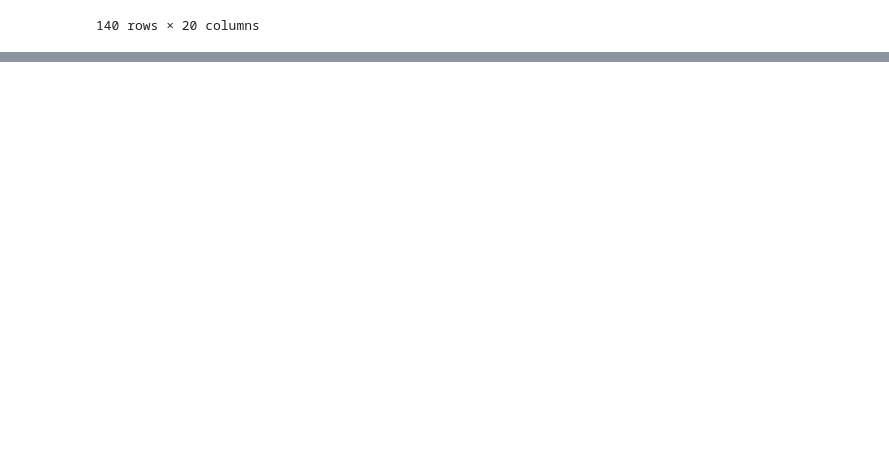
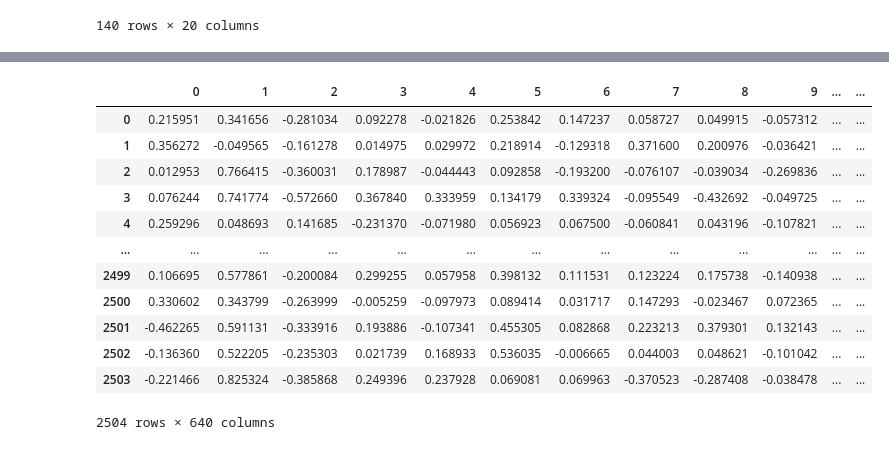
Before and after one commit to ziul-bio/DMS_a-syn, a Jupyter notebook: data_processing.ipynb, the cells around one changed output, grey strips where cells are left out. Saved outputs shown, nothing was run; the diff lists cells and outputs as text; code cells hidden in the pictures; blank space fills up the shorter version.

```diff
--- a/data_processing.ipynb
+++ b/data_processing.ipynb
@@ -46,0 +206,24 @@ F 135 Y
+# %%
+def features_scaler(features):
+    '''Scale the features by min-max scaler, to ensure that the features selected by Lasso are not biased by the scale of the features'''
+    scaler = MinMaxScaler(feature_range=(-1, 1))
+    scaled_features = scaler.fit_transform(features)
+    return pd.DataFrame(scaled_features)
+# %%
+features = data.iloc[:, meta_data.shape[1]:]
+features = features_scaler(features)
+features
+# %% [output]
+|  | 0 | 1 | 2 | 3 | 4 | 5 | 6 | 7 | 8 | 9 | ... | ... |
+| 0 | 0.215951 | 0.341656 | -0.281034 | 0.092278 | -0.021826 | 0.253842 | 0.147237 | 0.058727 | 0.049915 | -0.057312 | ... | ... |
+| 1 | 0.356272 | -0.049565 | -0.161278 | 0.014975 | 0.029972 | 0.218914 | -0.129318 | 0.371600 | 0.200976 | -0.036421 | ... | ... |
+| 2 | 0.012953 | 0.766415 | -0.360031 | 0.178987 | -0.044443 | 0.092858 | -0.193200 | -0.076107 | -0.039034 | -0.269836 | ... | ... |
+| 3 | 0.076244 | 0.741774 | -0.572660 | 0.367840 | 0.333959 | 0.134179 | 0.339324 | -0.095549 | -0.432692 | -0.049725 | ... | ... |
+| 4 | 0.259296 | 0.048693 | 0.141685 | -0.231370 | -0.071980 | 0.056923 | 0.067500 | -0.060841 | 0.043196 | -0.107821 | ... | ... |
+| ... | ... | ... | ... | ... | ... | ... | ... | ... | ... | ... | ... | ... |
+| 2499 | 0.106695 | 0.577861 | -0.200084 | 0.299255 | 0.057958 | 0.398132 | 0.111531 | 0.123224 | 0.175738 | -0.140938 | ... | ... |
+| 2500 | 0.330602 | 0.343799 | -0.263999 | -0.005259 | -0.097973 | 0.089414 | 0.031717 | 0.147293 | -0.023467 | 0.072365 | ... | ... |
+| 2501 | -0.462265 | 0.591131 | -0.333916 | 0.193886 | -0.107341 | 0.455305 | 0.082868 | 0.223213 | 0.379301 | 0.132143 | ... | ... |
+| 2502 | -0.136360 | 0.522205 | -0.235303 | 0.021739 | 0.168933 | 0.536035 | -0.006665 | 0.044003 | 0.048621 | -0.101042 | ... | ... |
+| 2503 | -0.221466 | 0.825324 | -0.385868 | 0.249396 | 0.237928 | 0.069081 | 0.069963 | -0.370523 | -0.287408 | -0.038478 | ... | ... |
+2504 rows × 640 columns
```
Also changed, not shown: parts of 23 cells of this notebook.
